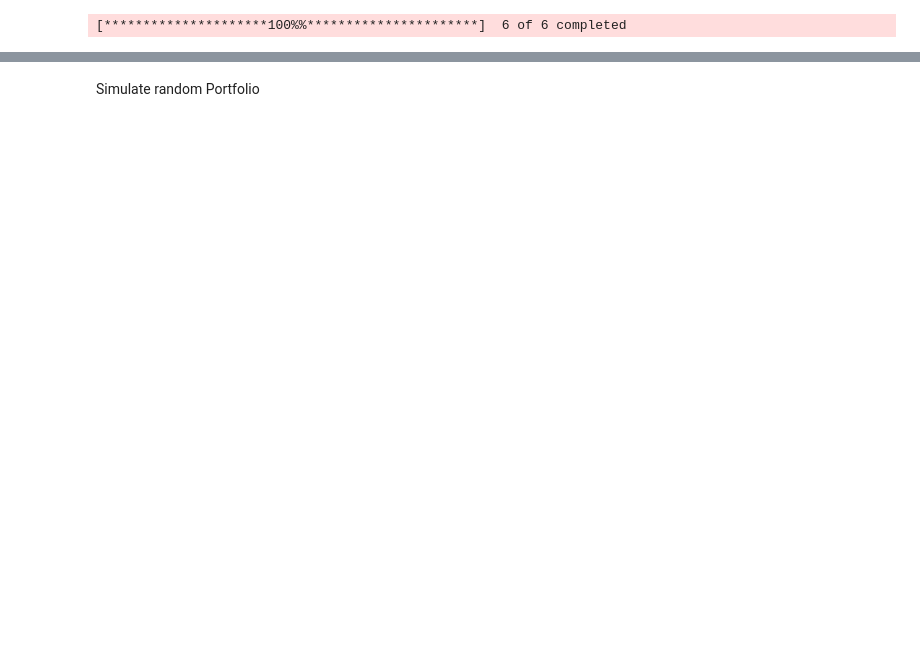
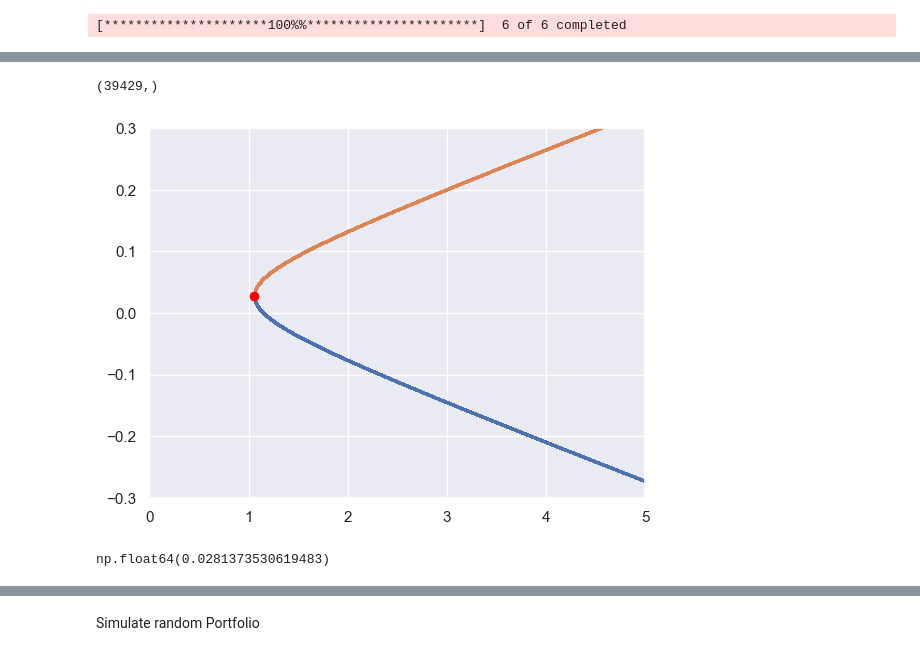
Before and after one commit to memlein/Markowitz-portfolio, a Jupyter notebook: portfolio.ipynb, the cells around one changed output, grey strips where cells are left out. Drawn from its saved outputs; the diff is of its cells as text; code cells hidden in the pictures; blank space fills up the shorter version.

```diff
--- a/portfolio.ipynb
+++ b/portfolio.ipynb
@@ -17,0 +43,6 @@ returns = get_logarithmic_returns(tickers=["AAPL", "GOOG", "BAS.DE", "BMW.DE", "
+# %%
+sigma_p = np.arange(sigmamin, 5, 0.0001)
+# %%
+sigma_p.shape
+# %% [output]
+(39429,)
@@ -17,0 +60,12 @@ returns = get_logarithmic_returns(tickers=["AAPL", "GOOG", "BAS.DE", "BMW.DE", "
+# %%
+plt.scatter(x = lower_optimal_PF[:,0], y = lower_optimal_PF[:,1], s = 1)
+plt.xlim(0,5)
+plt.ylim(-0.3,0.3)
+plt.scatter(x = upper_optimal_PF[:,0], y = upper_optimal_PF[:,1], s = 1)
+plt.scatter(sigmamin, mumin, color = 'red');
+# %% [output]
+[figure, added]
+# %%
+mumin[0][0]
+# %% [output]
+np.float64(0.0281373530619483)
```
Also changed, not shown: parts of 29 cells of this notebook.
